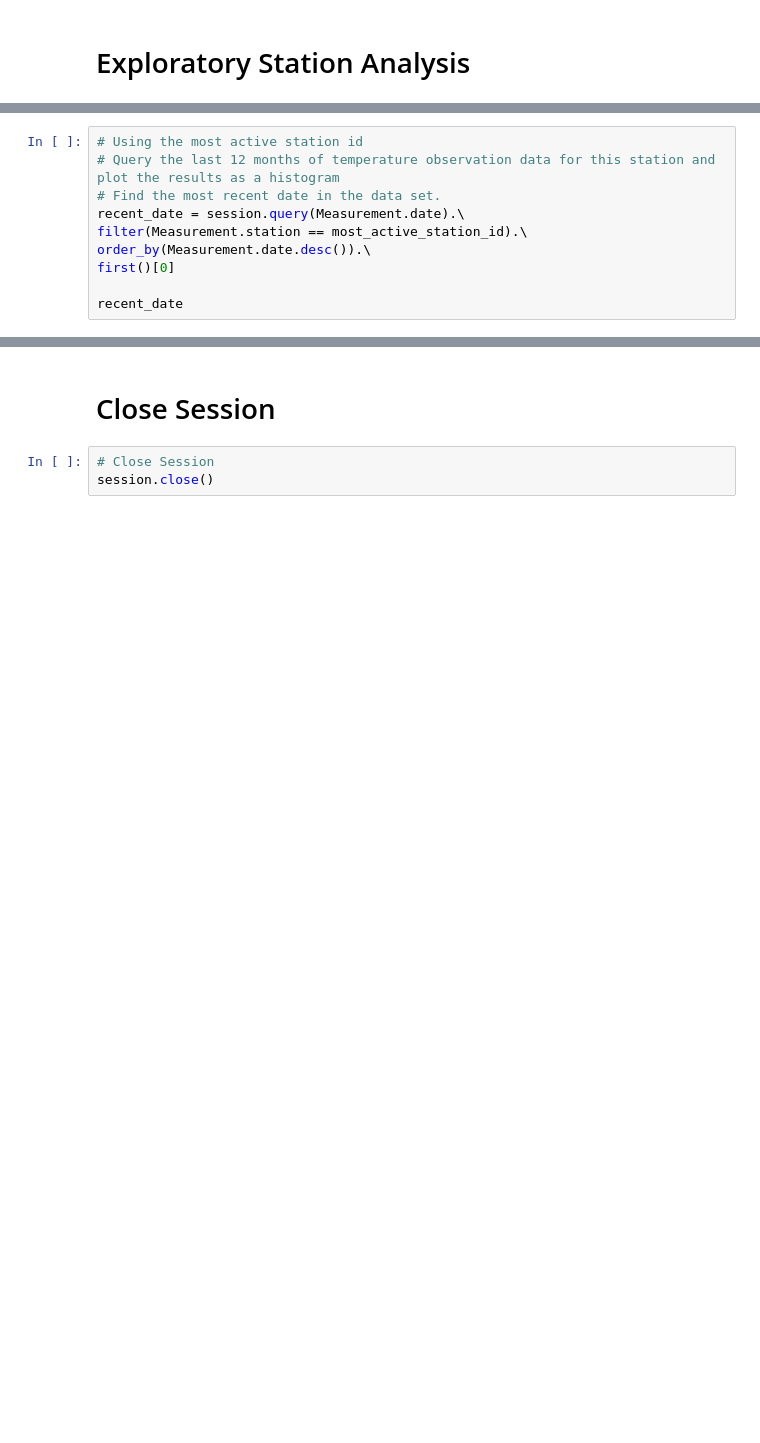
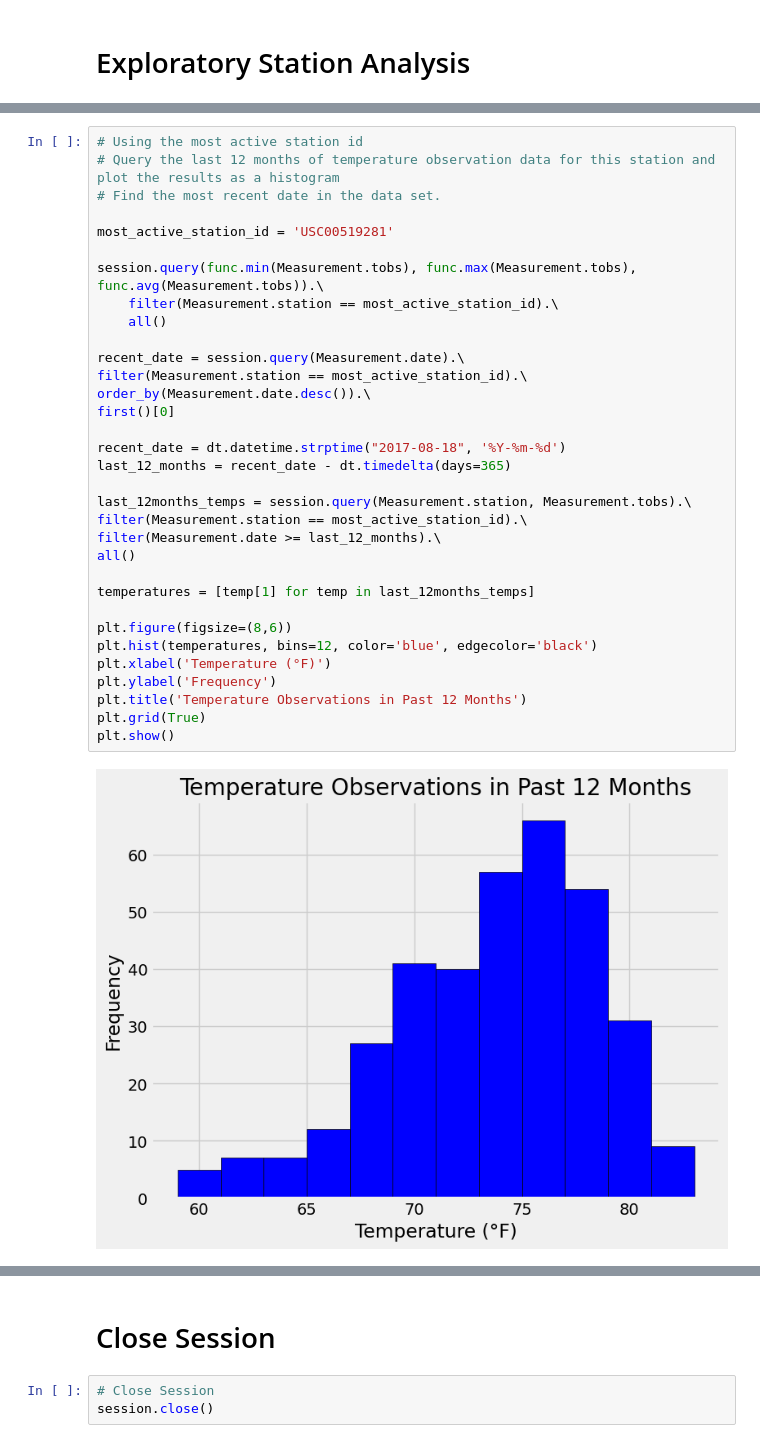
Before and after one commit to Ktball/10-SQLAlchemy, a Jupyter notebook: Starter_Code/climate_starter.ipynb, the cells around one changed output, grey strips where cells are left out. Drawn from its saved outputs; the diff is of its cells as text; blank space fills up the shorter version.

```diff
--- a/Starter_Code/climate_starter.ipynb
+++ b/Starter_Code/climate_starter.ipynb
@@ -160,10 +140,35 @@ print(f'The avg temperature for station {most_active_station_id} is ', most_acti
 # %%
 # Using the most active station id
 # Query the last 12 months of temperature observation data for this station and plot the results as a histogram
 # Find the most recent date in the data set.
+
+most_active_station_id = 'USC00519281'
+
+session.query(func.min(Measurement.tobs), func.max(Measurement.tobs), func.avg(Measurement.tobs)).\
+    filter(Measurement.station == most_active_station_id).\
+    all()
+
 recent_date = session.query(Measurement.date).\
 filter(Measurement.station == most_active_station_id).\
 order_by(Measurement.date.desc()).\
 first()[0]
 
-recent_date
+recent_date = dt.datetime.strptime("2017-08-18", '%Y-%m-%d')
+last_12_months = recent_date - dt.timedelta(days=365)
+
+last_12months_temps = session.query(Measurement.station, Measurement.tobs).\
+filter(Measurement.station == most_active_station_id).\
+filter(Measurement.date >= last_12_months).\
+all()
+
+temperatures = [temp[1] for temp in last_12months_temps]
+
+plt.figure(figsize=(8,6))
+plt.hist(temperatures, bins=12, color='blue', edgecolor='black')
+plt.xlabel('Temperature (°F)')
+plt.ylabel('Frequency')
+plt.title('Temperature Observations in Past 12 Months')
+plt.grid(True)
+plt.show()
+# %% [output]
+[figure, added]
```
Also changed, not shown: parts of 15 cells of this notebook, 2 other files.
